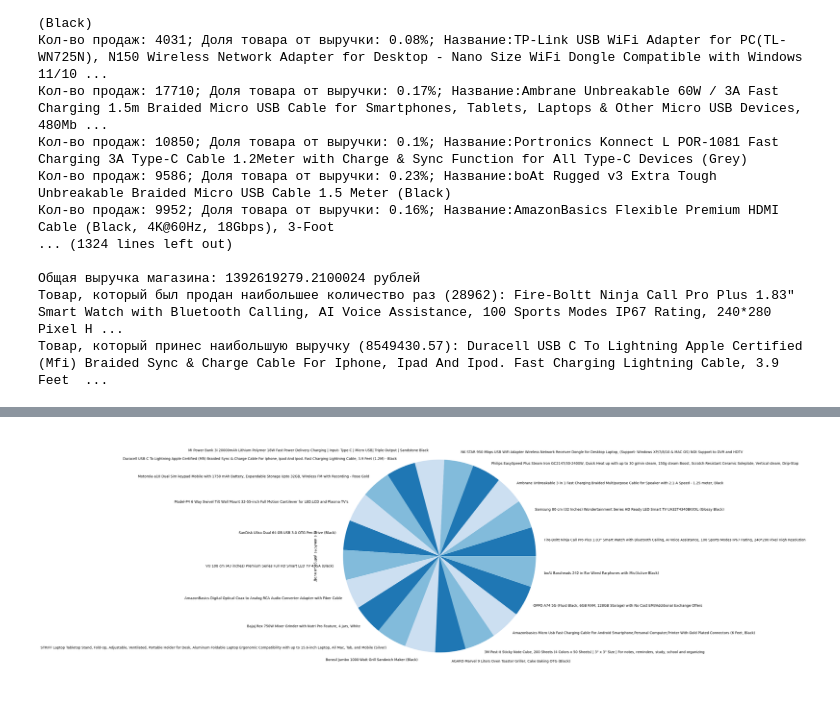
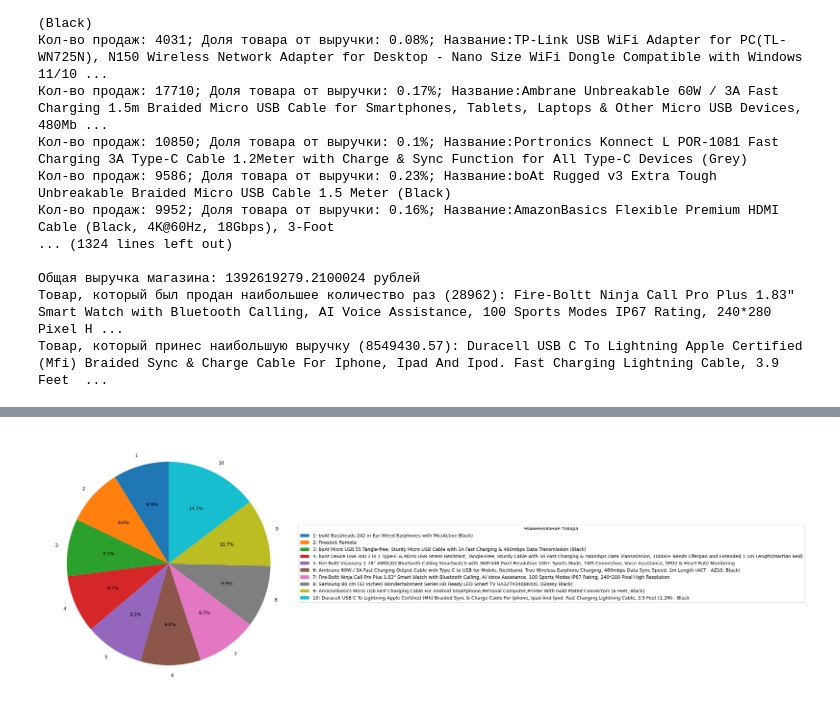
Before and after one commit to Abcdeshka/SIAOD, a Jupyter notebook: course.ipynb, the cells around one changed output, grey strips where cells are left out. Drawn from its saved outputs; the diff is of its cells as text; code cells hidden in the pictures.

```diff
--- a/course.ipynb
+++ b/course.ipynb
@@ -165,6 +175,18 @@ df[['Количество продаж', 'Общая стоимость', 'До
-# %%
-plt.style.use('_mpl-gallery-nogrid')
-df.plot(y = 'Доля от общей выручки в %', kind = 'pie', figsize=(10,10), legend=None)
-plt.show()
-# %% [output]
-[figure, removed]
+# %%
+# Сортировка данных по столбцу "Общая стоимость"
+df_grouped = df_grouped.sort_values(by="Общая стоимость")
+# Оставляем только последние 10 строк
+df_grouped = df_grouped[-10:]
+df_grouped['Номер'] = range(1, 11)
+
+# Построение круговой диаграммы
+fig, ax = plt.subplots(figsize=(10, 10))
+ax.pie(df_grouped['Доля от общей выручки в %'], labels=df_grouped['Номер'], autopct='%1.1f%%', startangle=90)
+
+# Добавление легенды
+legend_labels = [f"{num}: {name}" for num, name in zip(df_grouped['Номер'], df_grouped['Название товара'])]
+ax.legend(legend_labels, title="Наименование товара", loc="center left", bbox_to_anchor=(1, 0.5))
+
+plt.show()
+# %% [output]
+[figure, added]
```
Also changed, not shown: parts of 7 cells of this notebook.
